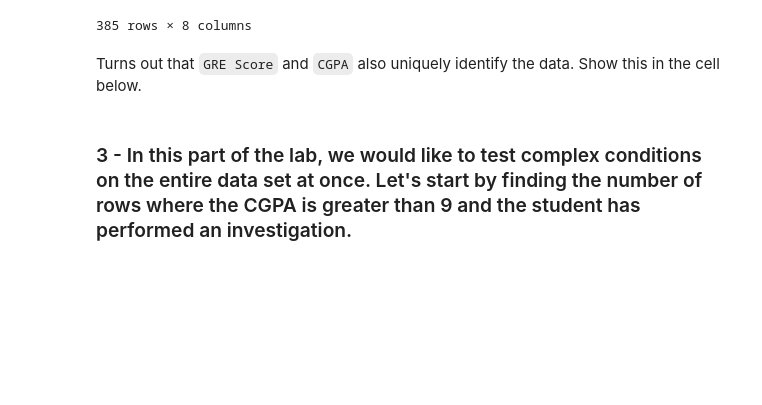
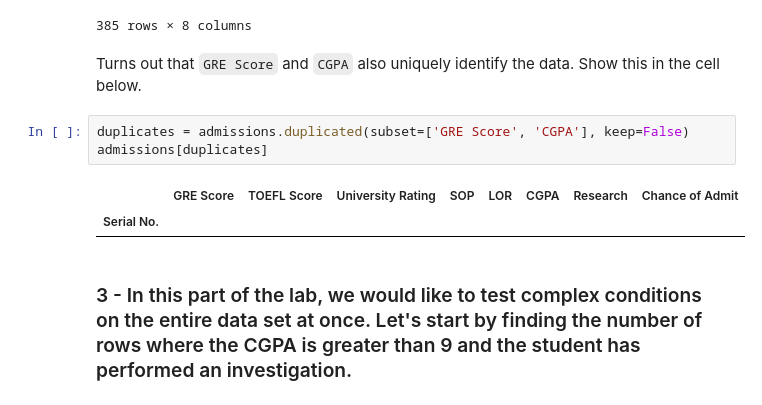
Before and after one commit to ilama2/lab-pandas-en, a Jupyter notebook: your-code/pandas_1.ipynb, the cells around one changed output. Drawn from its saved outputs; the diff is of its cells as text; blank space fills up the shorter version.

```diff
--- a/your-code/pandas_1.ipynb
+++ b/your-code/pandas_1.ipynb
@@ -275,6 +276,12 @@ admissions
 385 rows × 8 columns
 # %% [markdown]
 Turns out that `GRE Score` and `CGPA` also uniquely identify the data. Show this in the cell below.
+# %%
+duplicates = admissions.duplicated(subset=['GRE Score', 'CGPA'], keep=False)
+admissions[duplicates]
+# %% [output]
+|  | GRE Score | TOEFL Score | University Rating | SOP | LOR | CGPA | Research | Chance of Admit |
+| Serial No. |  |  |  |  |  |  |  |  |
 # %% [markdown]
 ### 3 - In this part of the lab, we would like to test complex conditions on the entire data set at once. Let's start by finding the number of rows where the CGPA is greater than 9 and the student has performed an investigation.
 # %%
```
Also changed, not shown: parts of 2 cells of this notebook.
